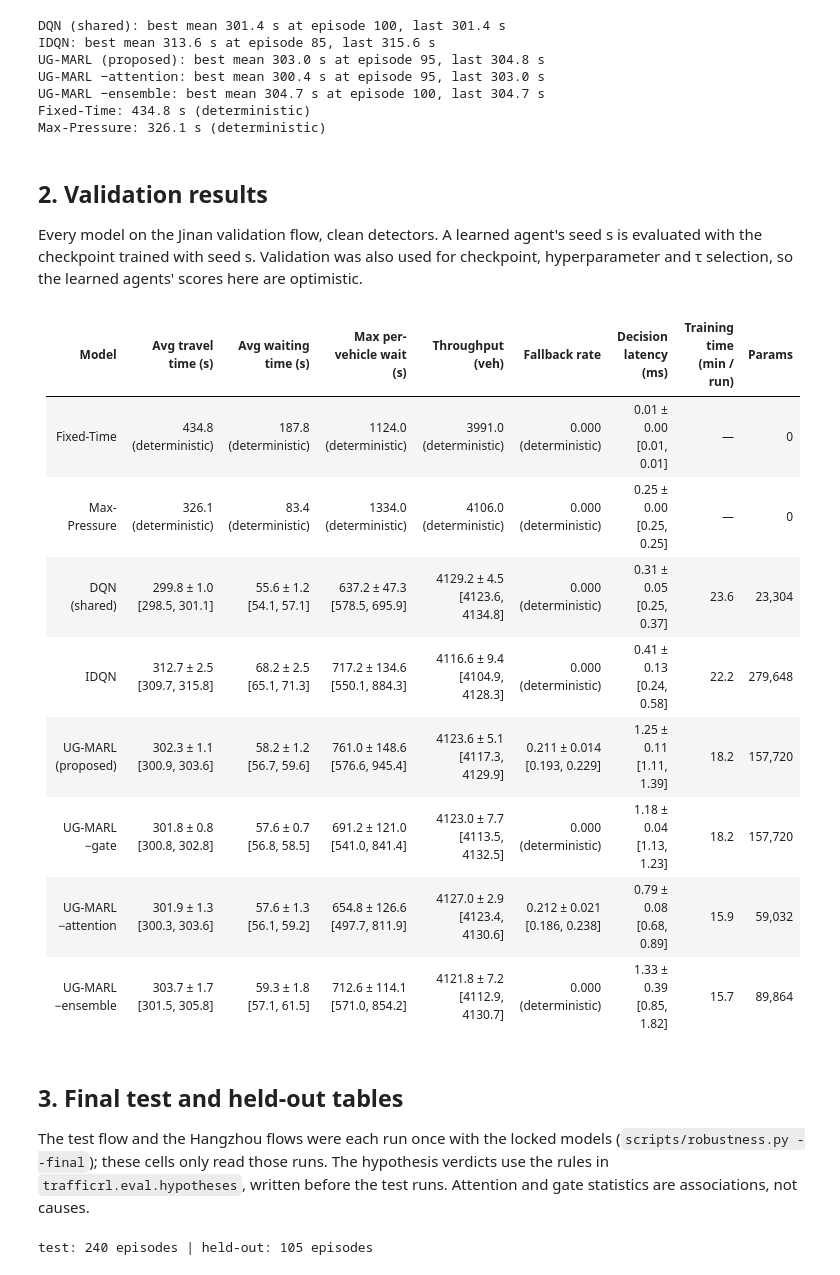
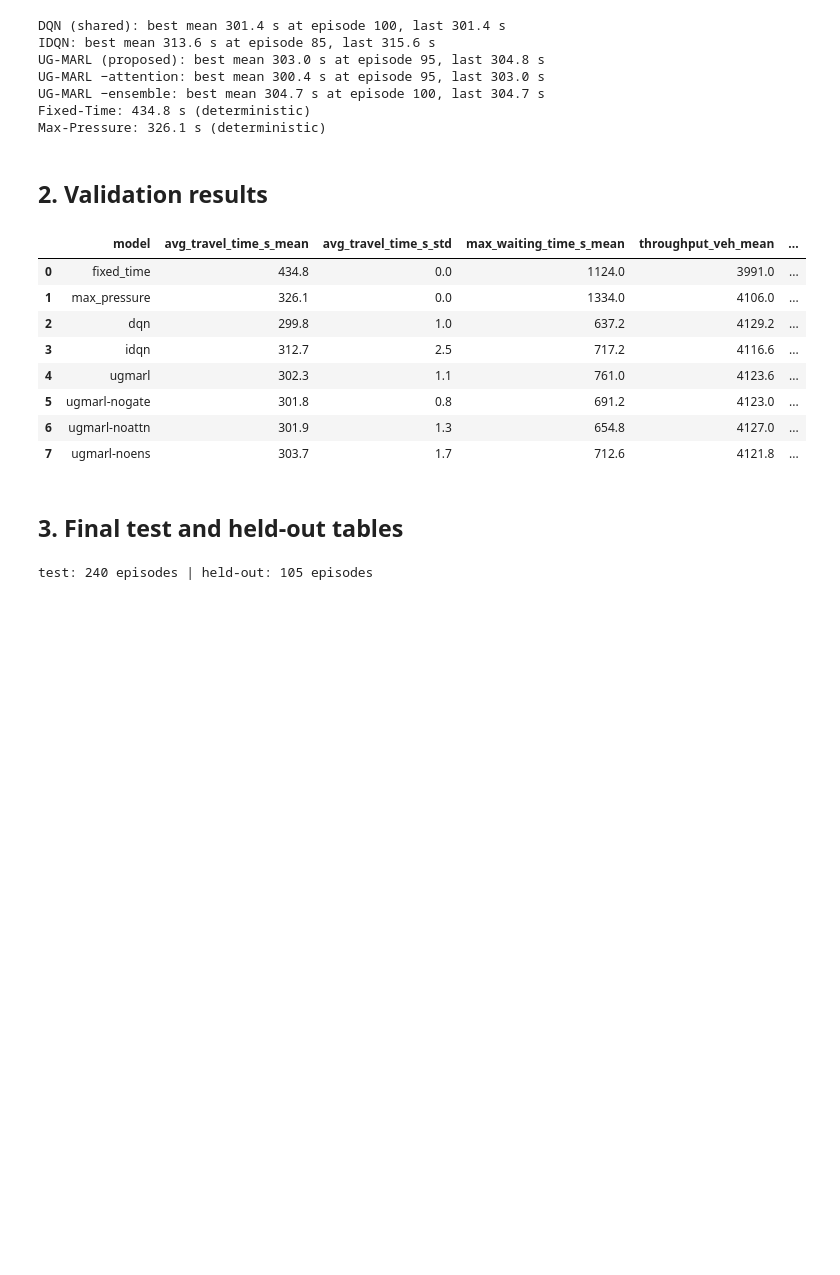
Before and after one commit to Saad-Manda/Agentic-Traffic-Signal-Control, a Jupyter notebook: notebooks/02_results.ipynb, the cells around one changed output. Cells and saved outputs as stored; diff of their text form; code cells hidden in the pictures; blank space fills up the shorter version.

```diff
--- a/notebooks/02_results.ipynb
+++ b/notebooks/02_results.ipynb
@@ -231,79 +214,52 @@ Fixed-Time: 434.8 s (deterministic)
 Max-Pressure: 326.1 s (deterministic)
 # %% [markdown]
 ## 2. Validation results
-
-Every model on the Jinan validation flow, clean detectors. A learned agent's seed s is
-evaluated with the checkpoint trained with seed s. Validation was also used for checkpoint,
-hyperparameter and τ selection, so the learned agents' scores here are optimistic.
 # %%
-METRICS = [
-    ("avg_travel_time_s", "Avg travel time (s)"),
-    ("avg_waiting_time_s", "Avg waiting time (s)"),
-    ("max_waiting_time_s", "Max per-vehicle wait (s)"),
-    ("throughput_veh", "Throughput (veh)"),
-    ("fallback_rate", "Fallback rate"),
-    ("decision_latency_ms", "Decision latency (ms)"),
-]
-
-
+METRICS = ["avg_travel_time_s", "avg_waiting_time_s", "max_waiting_time_s", "throughput_veh",
+           "fallback_rate", "decision_latency_ms"]
 RULES = ("fixed_time", "max_pressure")
+VAL_MODELS = ["fixed_time", "max_pressure", "dqn", "idqn", "ugmarl", "ugmarl-nogate",
+              "ugmarl-noattn", "ugmarl-noens"]
 
 
 def training_model(model: str) -> str:
     """Training runs behind a model: −gate re-uses the full model's checkpoints."""
     return "ugmarl" if model == "ugmarl-nogate" else model
 
 
-VAL_MODELS = ["fixed_time", "max_pressure", "dqn", "idqn", "ugmarl", "ugmarl-nogate",
-              "ugmarl-noattn", "ugmarl-noens"]
-
-rows, md_rows = [], []
+rows = []
 for agent in VAL_MODELS:
     run = latest_eval_run(EVAL_DIR, agent, "jinan", "val")
     mcsv = run / "metrics.csv"
     seeds = pd.read_csv(mcsv)["seed"].tolist()
     row = {"model": agent, "eval_run": run.name, "seeds": " ".join(map(str, seeds))}
-    md = [CONTROLLER_LABEL.get(agent, agent)]
-    for key, _ in METRICS:
+    for key in METRICS:
         st = metric_stats(mcsv, key)
         row.update({f"{key}_{k}": st[k] for k in ("mean", "std", "ci95_low", "ci95_high")})
-        digits = {"decision_latency_ms": 2, "fallback_rate": 3}.get(key, 1)
-        md.append(fmt(st, digits))
     if agent not in RULES:
         tr = training_summaries(TRAIN_DIR, training_model(agent), TAG, seeds)
-        row.update(
-            training_time_min=tr["training_time_s"].mean() / 60,
-            params=int(tr["params"].iloc[0]),
-        )
-        md += [f"{row['training_time_min']:.1f}", f"{row['params']:,}"]
+        row.update(training_time_min=tr["training_time_s"].mean() / 60,
+                   params=int(tr["params"].iloc[0]))
     else:
         row.update(training_time_min=0.0, params=0)
-        md += ["—", "0"]
     rows.append(row)
-    md_rows.append(md)
 
-pd.DataFrame(rows).to_csv(VAL_TABLE, index=False)
-head = ["Model", *(h for _, h in METRICS), "Training time (min / run)", "Params"]
-display(Markdown("\n".join(["| " + " | ".join(head) + " |", "|" + "---|" * len(head),
-                            *("| " + " | ".join(r) + " |" for r in md_rows)])))
+val = pd.DataFrame(rows)
+val.to_csv(VAL_TABLE, index=False)
+val[["model", "avg_travel_time_s_mean", "avg_travel_time_s_std", "max_waiting_time_s_mean",
+     "throughput_veh_mean", "training_time_min", "params"]].round(1)
 # %% [output]
-| Model | Avg travel time (s) | Avg waiting time (s) | Max per-vehicle wait (s) | Throughput (veh) | Fallback rate | Decision latency (ms) | Training time (min / run) | Params |
-|---|---|---|---|---|---|---|---|---|
-| Fixed-Time | 434.8 (deterministic) | 187.8 (deterministic) | 1124.0 (deterministic) | 3991.0 (deterministic) | 0.000 (deterministic) | 0.01 ± 0.00 [0.01, 0.01] | — | 0 |
-| Max-Pressure | 326.1 (deterministic) | 83.4 (deterministic) | 1334.0 (deterministic) | 4106.0 (deterministic) | 0.000 (deterministic) | 0.25 ± 0.00 [0.25, 0.25] | — | 0 |
-| DQN (shared) | 299.8 ± 1.0 [298.5, 301.1] | 55.6 ± 1.2 [54.1, 57.1] | 637.2 ± 47.3 [578.5, 695.9] | 4129.2 ± 4.5 [4123.6, 4134.8] | 0.000 (deterministic) | 0.31 ± 0.05 [0.25, 0.37] | 23.6 | 23,304 |
-| IDQN | 312.7 ± 2.5 [309.7, 315.8] | 68.2 ± 2.5 [65.1, 71.3] | 717.2 ± 134.6 [550.1, 884.3] | 4116.6 ± 9.4 [4104.9, 4128.3] | 0.000 (deterministic) | 0.41 ± 0.13 [0.24, 0.58] | 22.2 | 279,648 |
-| UG-MARL (proposed) | 302.3 ± 1.1 [300.9, 303.6] | 58.2 ± 1.2 [56.7, 59.6] | 761.0 ± 148.6 [576.6, 945.4] | 4123.6 ± 5.1 [4117.3, 4129.9] | 0.211 ± 0.014 [0.193, 0.229] | 1.25 ± 0.11 [1.11, 1.39] | 18.2 | 157,720 |
-| UG-MARL −gate | 301.8 ± 0.8 [300.8, 302.8] | 57.6 ± 0.7 [56.8, 58.5] | 691.2 ± 121.0 [541.0, 841.4] | 4123.0 ± 7.7 [4113.5, 4132.5] | 0.000 (deterministic) | 1.18 ± 0.04 [1.13, 1.23] | 18.2 | 157,720 |
-| UG-MARL −attention | 301.9 ± 1.3 [300.3, 303.6] | 57.6 ± 1.3 [56.1, 59.2] | 654.8 ± 126.6 [497.7, 811.9] | 4127.0 ± 2.9 [4123.4, 4130.6] | 0.212 ± 0.021 [0.186, 0.238] | 0.79 ± 0.08 [0.68, 0.89] | 15.9 | 59,032 |
-| UG-MARL −ensemble | 303.7 ± 1.7 [301.5, 305.8] | 59.3 ± 1.8 [57.1, 61.5] | 712.6 ± 114.1 [571.0, 854.2] | 4121.8 ± 7.2 [4112.9, 4130.7] | 0.000 (deterministic) | 1.33 ± 0.39 [0.85, 1.82] | 15.7 | 89,864 |
+|  | model | avg_travel_time_s_mean | avg_travel_time_s_std | max_waiting_time_s_mean | throughput_veh_mean | ... |
+| 0 | fixed_time | 434.8 | 0.0 | 1124.0 | 3991.0 | ... |
+| 1 | max_pressure | 326.1 | 0.0 | 1334.0 | 4106.0 | ... |
+| 2 | dqn | 299.8 | 1.0 | 637.2 | 4129.2 | ... |
+| 3 | idqn | 312.7 | 2.5 | 717.2 | 4116.6 | ... |
+| 4 | ugmarl | 302.3 | 1.1 | 761.0 | 4123.6 | ... |
+| 5 | ugmarl-nogate | 301.8 | 0.8 | 691.2 | 4123.0 | ... |
+| 6 | ugmarl-noattn | 301.9 | 1.3 | 654.8 | 4127.0 | ... |
+| 7 | ugmarl-noens | 303.7 | 1.7 | 712.6 | 4121.8 | ... |
 # %% [markdown]
 ## 3. Final test and held-out tables
-
-The test flow and the Hangzhou flows were each run once with the locked models
-(`scripts/robustness.py --final`); these cells only read those runs. The hypothesis
-verdicts use the rules in `trafficrl.eval.hypotheses`, written before the test runs.
-Attention and gate statistics are associations, not causes.
 # %%
 ATT, WAIT, MAXW = "avg_travel_time_s", "avg_waiting_time_s", "max_waiting_time_s"
 AGENTS = ("fixed_time", "max_pressure", "dqn", "idqn", "ugmarl")
```
Also changed, not shown: parts of 11 cells of this notebook.
